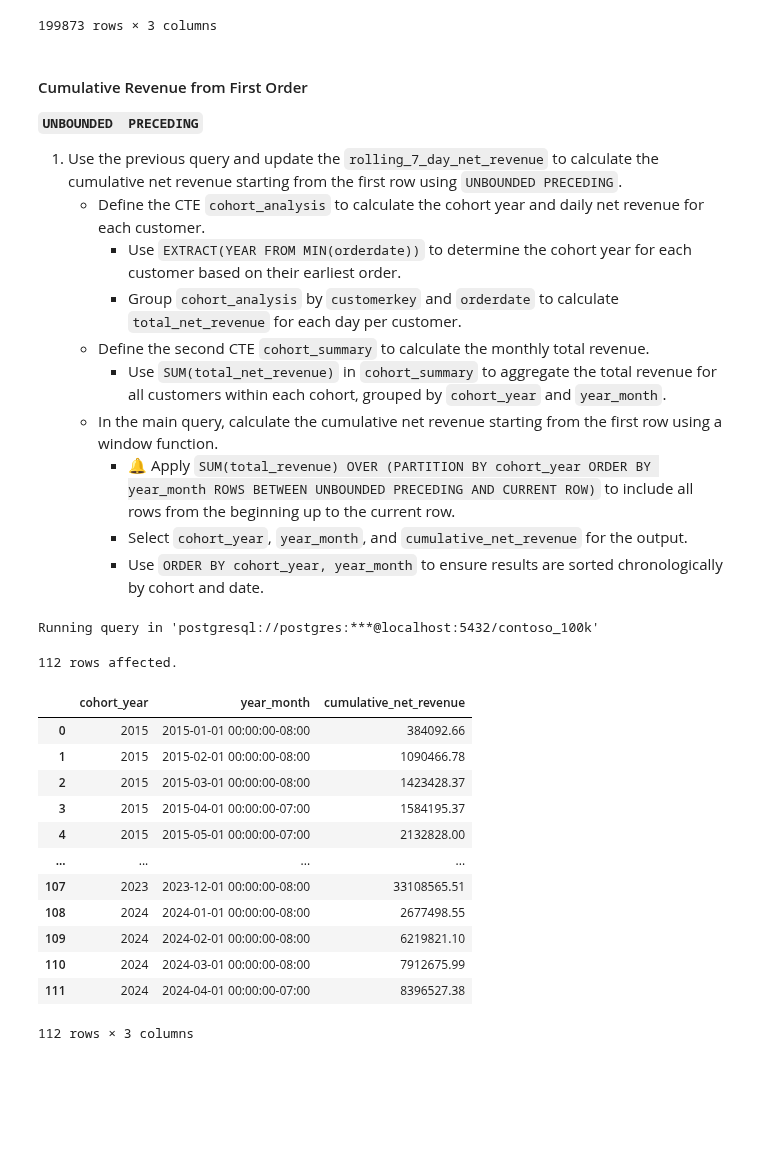
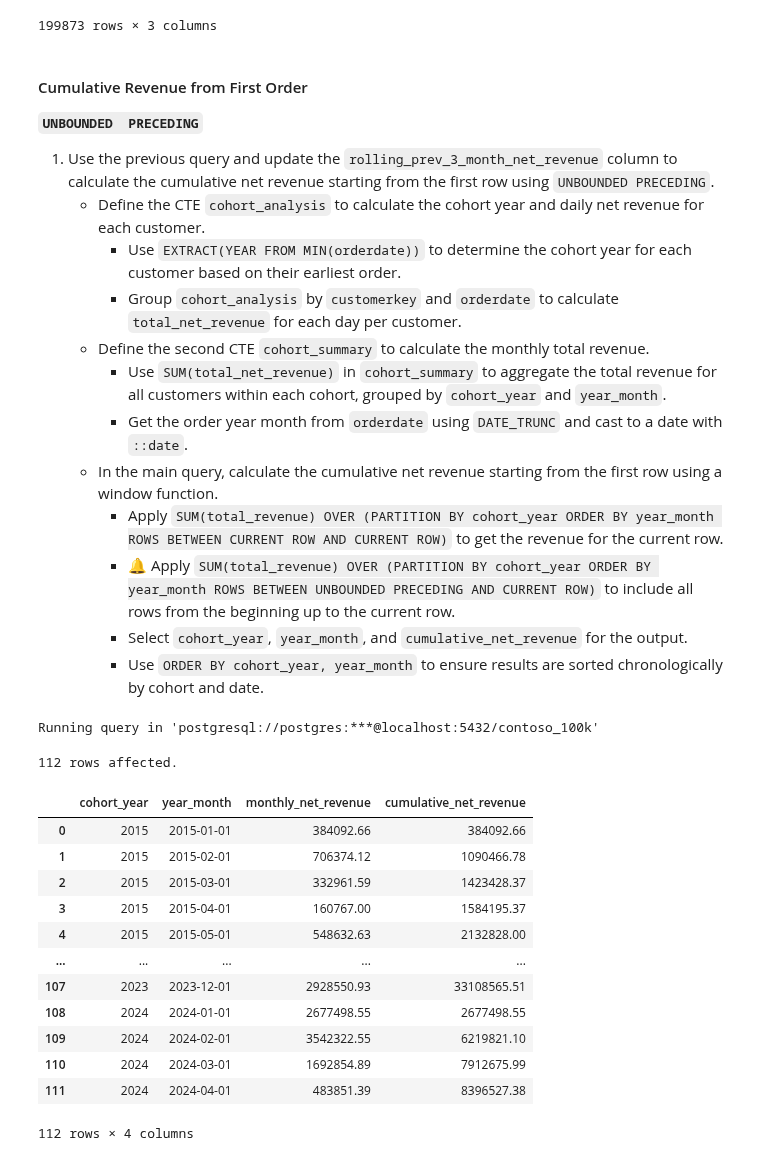
Before and after one commit to mgamzec/SQL_Data_Analytics_Project, a Jupyter notebook: 3_Windows_Functions/5_Frame_Clause.ipynb, the cells around one changed output. Saved outputs shown, nothing was run; the diff lists cells and outputs as text; code cells hidden in the pictures; blank space fills up the shorter version.

```diff
--- a/3_Windows_Functions/5_Frame_Clause.ipynb
+++ b/3_Windows_Functions/5_Frame_Clause.ipynb
@@ -760,13 +764,15 @@ Running query in 'postgresql://postgres:***@localhost:5432/contoso_100k'
 
 **`UNBOUNDED  PRECEDING`**
 
-1. Use the previous query and update the `rolling_7_day_net_revenue` to calculate the cumulative net revenue starting from the first row using `UNBOUNDED PRECEDING`.
+1. Use the previous query and update the `rolling_prev_3_month_net_revenue` column to calculate the cumulative net revenue starting from the first row using `UNBOUNDED PRECEDING`.
    - Define the CTE `cohort_analysis` to calculate the cohort year and daily net revenue for each customer.
         - Use `EXTRACT(YEAR FROM MIN(orderdate))` to determine the cohort year for each customer based on their earliest order.
         - Group `cohort_analysis` by `customerkey` and `orderdate` to calculate `total_net_revenue` for each day per customer.
    - Define the second CTE `cohort_summary` to calculate the monthly total revenue.
         - Use `SUM(total_net_revenue)` in `cohort_summary` to aggregate the total revenue for all customers within each cohort, grouped by `cohort_year` and `year_month`.
+        - Get the order year month from `orderdate` using `DATE_TRUNC` and cast to a date with `::date`.
    - In the main query, calculate the cumulative net revenue starting from the first row using a window function.
+        - Apply `SUM(total_revenue) OVER (PARTITION BY cohort_year ORDER BY year_month ROWS BETWEEN CURRENT ROW AND CURRENT ROW)` to get the revenue for the current row.
         - 🔔 Apply `SUM(total_revenue) OVER (PARTITION BY cohort_year ORDER BY year_month ROWS BETWEEN UNBOUNDED PRECEDING AND CURRENT ROW)` to include all rows from the beginning up to the current row.
         - Select `cohort_year`, `year_month`, and `cumulative_net_revenue` for the output.
         - Use `ORDER BY cohort_year, year_month` to ensure results are sorted chronologically by cohort and date.
@@ -782,45 +788,50 @@ WITH cohort_analysis AS (
     FROM sales
     GROUP BY
         customerkey,
         orderdate
 ),
 
 cohort_summary AS (
     SELECT
         cohort_year,
-        DATE_TRUNC('month', orderdate) AS year_month,
+        DATE_TRUNC('month', orderdate)::date AS year_month,
         SUM(total_net_revenue) AS total_revenue
     FROM cohort_analysis
     GROUP BY cohort_year, year_month
 )
 
 SELECT
     cohort_year,
     year_month,
     SUM(total_revenue) OVER (
         PARTITION BY cohort_year
         ORDER BY year_month
+        ROWS BETWEEN CURRENT ROW AND CURRENT ROW
+    ) AS monthly_net_revenue,
+    SUM(total_revenue) OVER (
+        PARTITION BY cohort_year
+        ORDER BY year_month
         ROWS BETWEEN UNBOUNDED PRECEDING AND CURRENT ROW -- Updated
     ) AS cumulative_net_revenue
 FROM cohort_summary
 ORDER BY
     cohort_year,
     year_month
 ;
 # %% [output]
 Running query in 'postgresql://postgres:***@localhost:5432/contoso_100k'
 112 rows affected.
-|  | cohort_year | year_month | cumulative_net_revenue |
-| 0 | 2015 | 2015-01-01 00:00:00-08:00 | 384092.66 |
-| 1 | 2015 | 2015-02-01 00:00:00-08:00 | 1090466.78 |
-| 2 | 2015 | 2015-03-01 00:00:00-08:00 | 1423428.37 |
-| 3 | 2015 | 2015-04-01 00:00:00-07:00 | 1584195.37 |
-| 4 | 2015 | 2015-05-01 00:00:00-07:00 | 2132828.00 |
-| ... | ... | ... | ... |
-| 107 | 2023 | 2023-12-01 00:00:00-08:00 | 33108565.51 |
-| 108 | 2024 | 2024-01-01 00:00:00-08:00 | 2677498.55 |
-| 109 | 2024 | 2024-02-01 00:00:00-08:00 | 6219821.10 |
-| 110 | 2024 | 2024-03-01 00:00:00-08:00 | 7912675.99 |
-| 111 | 2024 | 2024-04-01 00:00:00-07:00 | 8396527.38 |
+|  | cohort_year | year_month | monthly_net_revenue | cumulative_net_revenue |
+| 0 | 2015 | 2015-01-01 | 384092.66 | 384092.66 |
+| 1 | 2015 | 2015-02-01 | 706374.12 | 1090466.78 |
+| 2 | 2015 | 2015-03-01 | 332961.59 | 1423428.37 |
+| 3 | 2015 | 2015-04-01 | 160767.00 | 1584195.37 |
+| 4 | 2015 | 2015-05-01 | 548632.63 | 2132828.00 |
+| ... | ... | ... | ... | ... |
+| 107 | 2023 | 2023-12-01 | 2928550.93 | 33108565.51 |
+| 108 | 2024 | 2024-01-01 | 2677498.55 | 2677498.55 |
+| 109 | 2024 | 2024-02-01 | 3542322.55 | 6219821.10 |
+| 110 | 2024 | 2024-03-01 | 1692854.89 | 7912675.99 |
+| 111 | 2024 | 2024-04-01 | 483851.39 | 8396527.38 |
-112 rows × 3 columns
+112 rows × 4 columns
 # %% [markdown]
```
Also changed, not shown: parts of 20 cells of this notebook, 7 other files.
